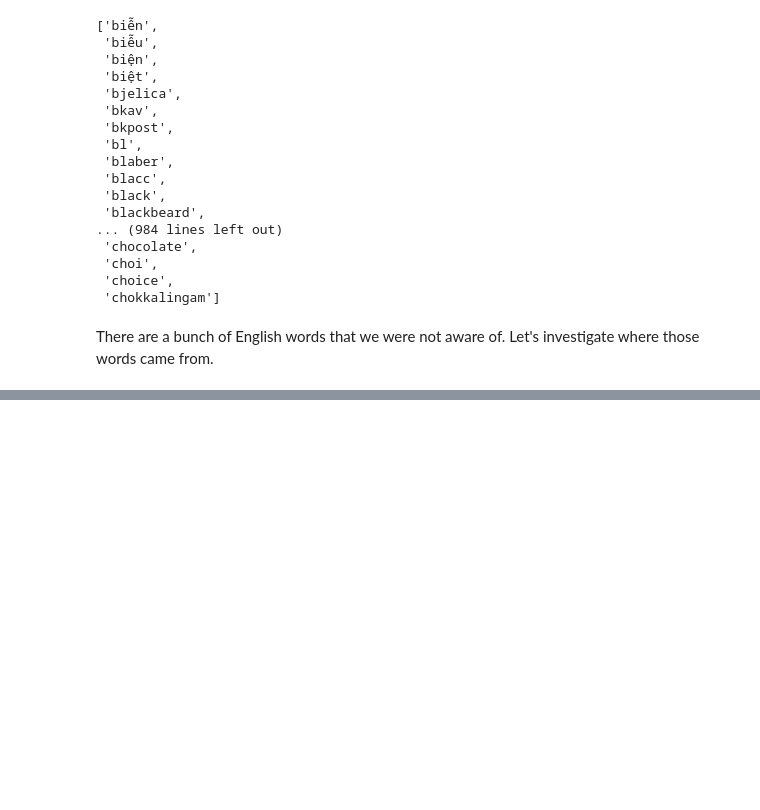
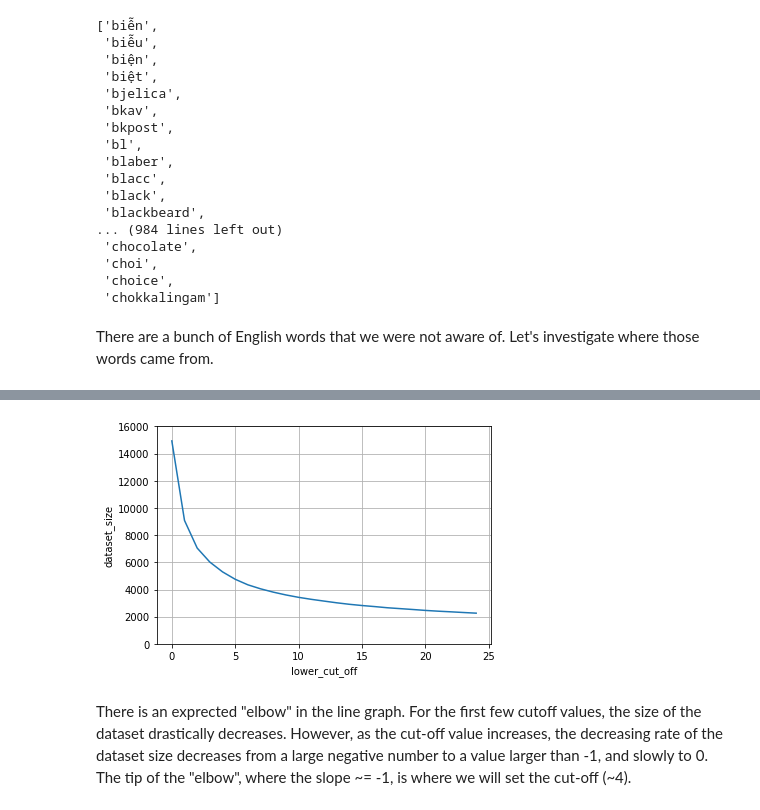
Before and after one commit to tiendatngcs/NLP, a Jupyter notebook: Data_cleaning_Vietnamese_news_topic_classifier.ipynb, the cells around one changed output, grey strips where cells are left out. Drawn from its saved outputs; the diff is of its cells as text; code cells hidden in the pictures; blank space fills up the shorter version.

```diff
--- a/Data_cleaning_Vietnamese_news_topic_classifier.ipynb
+++ b/Data_cleaning_Vietnamese_news_topic_classifier.ipynb
@@ -158,0 +214,14 @@ There are a bunch of English words that we were not aware of. Let's investigate
+# %%
+lower_cut_off = list(range(25))
+data_set_size = []
+for cut_off in lower_cut_off:
+  data_set_size.append(df[df.sum(1)>cut_off].shape[0])
+plt.plot(lower_cut_off, data_set_size)
+plt.xlabel("lower_cut_off")
+plt.ylabel("dataset_size")
+plt.ylim(0, 16000)
+plt.grid()
+# %% [output]
+[figure, added]
+# %% [markdown]
+There is an exprected "elbow" in the line graph. For the first few cutoff values, the size of the dataset drastically decreases. However, as the cut-off value increases, the decreasing rate of the dataset size decreases from a large negative number to a value larger than -1, and slowly to 0. The tip of the "elbow", where the slope \~= -1, is where we will set the cut-off (~4).
```
Also changed, not shown: parts of 13 cells of this notebook.
